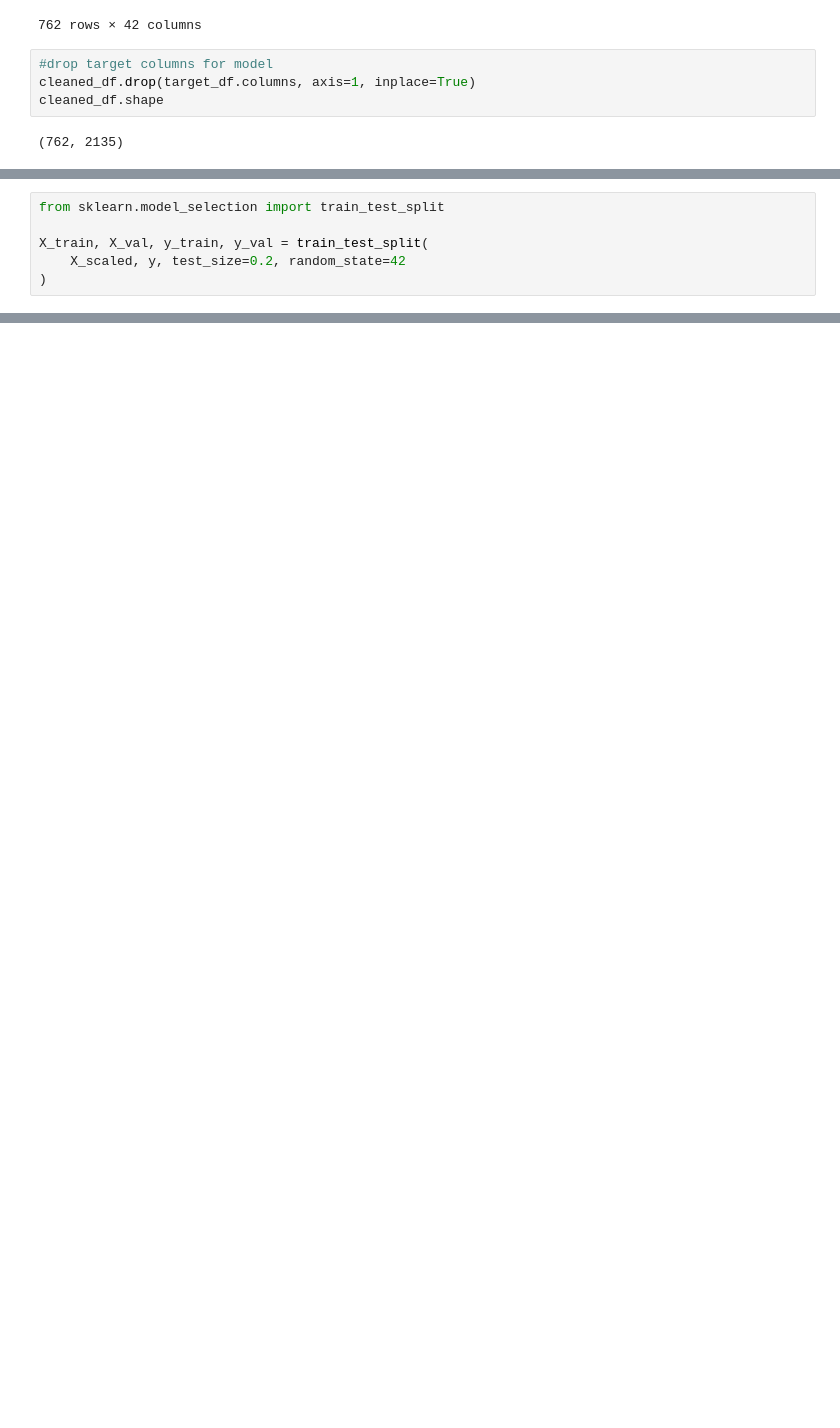
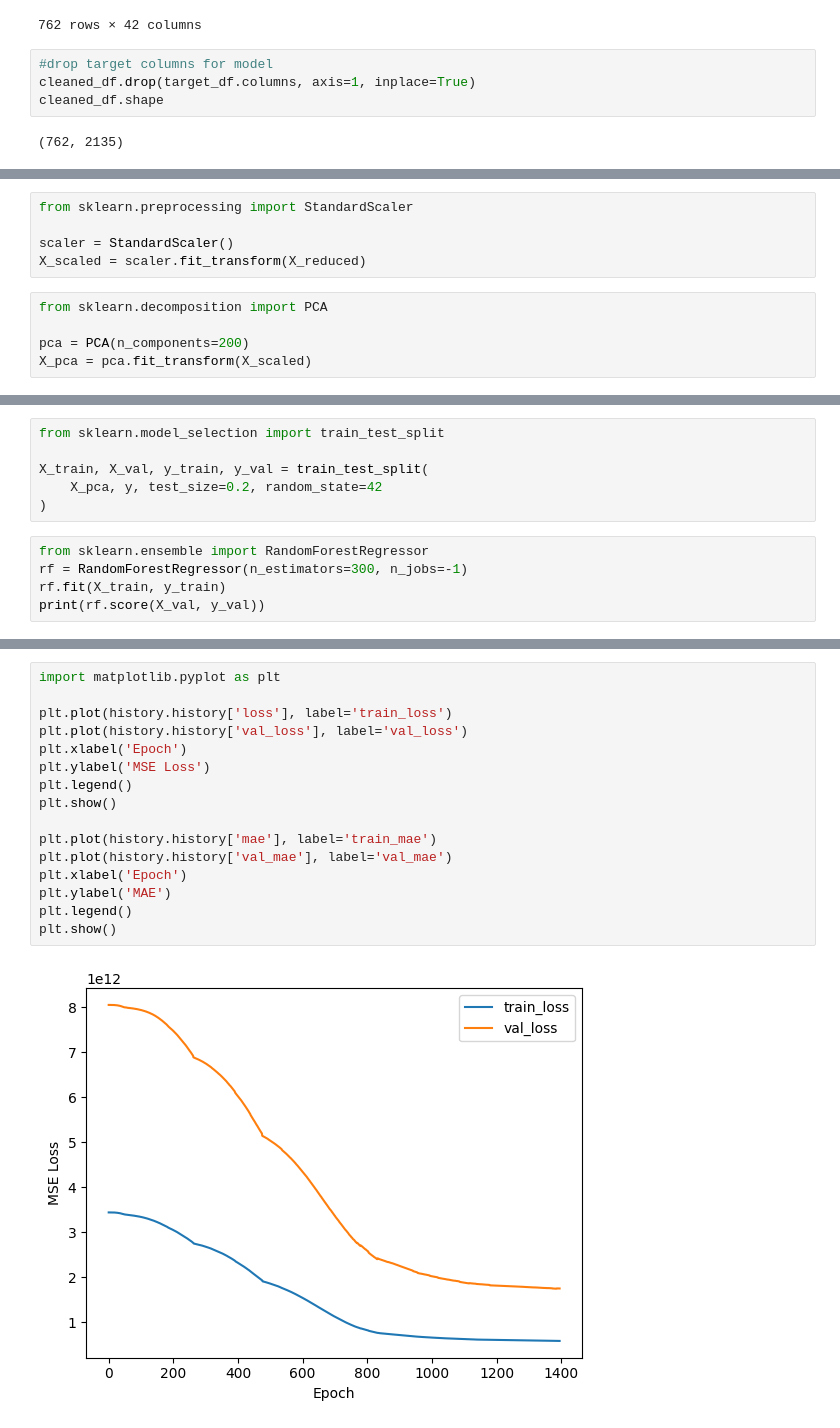
Before and after one commit to StephenC959/AGCensusPrediction, a Jupyter notebook: models/NeuralNetImproved.ipynb, the cells around one changed output, grey strips where cells are left out. Cells and saved outputs as stored; diff of their text form; blank space fills up the shorter version.

```diff
--- a/models/NeuralNetImproved.ipynb
+++ b/models/NeuralNetImproved.ipynb
@@ -75,0 +131,10 @@ X_scaled = scaler.fit_transform(X)
+# %%
+from sklearn.preprocessing import StandardScaler
+
+scaler = StandardScaler()
+X_scaled = scaler.fit_transform(X_reduced)
+# %%
+from sklearn.decomposition import PCA
+
+pca = PCA(n_components=200)
+X_pca = pca.fit_transform(X_scaled)
@@ -77,5 +158,10 @@ X_scaled = scaler.fit_transform(X)
 from sklearn.model_selection import train_test_split
 
 X_train, X_val, y_train, y_val = train_test_split(
-    X_scaled, y, test_size=0.2, random_state=42
+    X_pca, y, test_size=0.2, random_state=42
 )
+# %%
+from sklearn.ensemble import RandomForestRegressor
+rf = RandomForestRegressor(n_estimators=300, n_jobs=-1)
+rf.fit(X_train, y_train)
+print(rf.score(X_val, y_val))
@@ -81,0 +220,18 @@ X_train, X_val, y_train, y_val = train_test_split(
+# %%
+import matplotlib.pyplot as plt
+
+plt.plot(history.history['loss'], label='train_loss')
+plt.plot(history.history['val_loss'], label='val_loss')
+plt.xlabel('Epoch')
+plt.ylabel('MSE Loss')
+plt.legend()
+plt.show()
+
+plt.plot(history.history['mae'], label='train_mae')
+plt.plot(history.history['val_mae'], label='val_mae')
+plt.xlabel('Epoch')
+plt.ylabel('MAE')
+plt.legend()
+plt.show()
+# %% [output]
+[figure, added]
```
Also changed, not shown: parts of 10 cells of this notebook, 3 other files.
